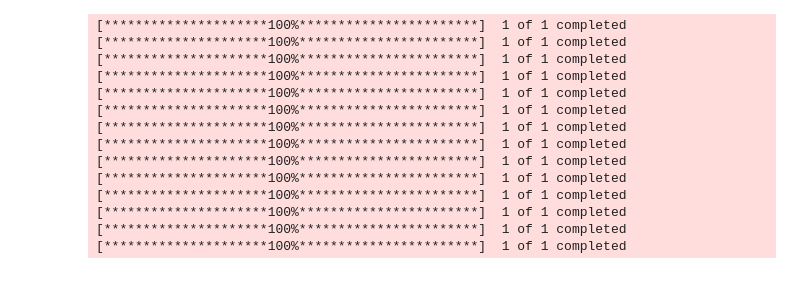
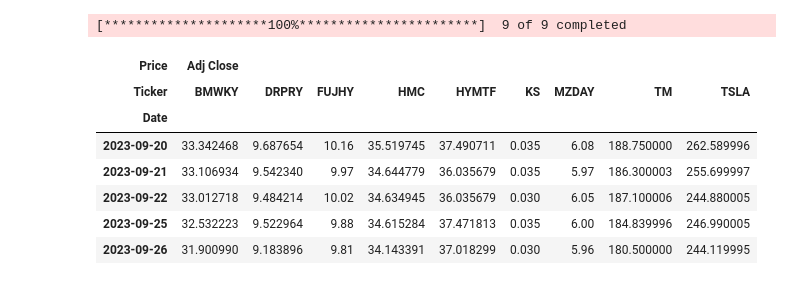
Before and after one commit to victoria-uriostegui/Pairs-Trading-Repo-ED-VU-Fall-24-, a Jupyter notebook: pairs_trading.ipynb, the cells around one changed output. Saved outputs shown, nothing was run; the diff lists cells and outputs as text; code cells hidden in the pictures.

```diff
--- a/pairs_trading.ipynb
+++ b/pairs_trading.ipynb
@@ -13,30 +22,21 @@ start_date = dt.datetime(2023, 9, 20)
 end_date = dt.datetime(2024, 9, 19)
 # %%
 #List of tickers for stocks to be compared (Auto Makers):
-symbols = ['TSLA', 'BMWKY', 'FUJHY', 'DRPRY', 'HMC', 'KS', 'MZDAY', 'TM', 'HYMTF']
+#stocks_df = yf.download('TSLA', 'BMWKY', 'FUJHY', 'DRPRY', 'HMC', 'KS', 'MZDAY', 'TM', 'HYMTF')
+#symbols = ['TSLA', 'BMWKY', 'FUJHY', 'DRPRY', 'HMC', 'KS', 'MZDAY', 'TM', 'HYMTF', 'CHPT', 'EVGO', 'BLNK', 'WBX', 'SPWRQ']
+stocks = ['TSLA', 'BMWKY', 'FUJHY', 'DRPRY', 'HMC', 'KS', 'MZDAY', 'TM', 'HYMTF']
 
-#List of tickers for stocks to be compared (EV Charging Companies):
-symbols.extend(['CHPT', 'EVGO', 'BLNK', 'WBX', 'SPWRQ'])
+# Download stock data
+stocks_df = yf.download(stocks, start=start_date, end=end_date, auto_adjust=False)
+stocks_df.drop(columns = ['Open', 'High', 'Low','Close', 'Volume'], axis = 1, inplace = True)
+stocks_df.head(5)
+# %% [output]
+[*********************100%***********************]  9 of 9 completed
+| Price | Adj Close |  |  |  |  |  |  |  |  |
+| Ticker | BMWKY | DRPRY | FUJHY | HMC | HYMTF | KS | MZDAY | TM | TSLA |
+| Date |  |  |  |  |  |  |  |  |  |
+| 2023-09-20 | 33.342468 | 9.687654 | 10.16 | 35.519745 | 37.490711 | 0.035 | 6.08 | 188.750000 | 262.589996 |
+| 2023-09-21 | 33.106934 | 9.542340 | 9.97 | 34.644779 | 36.035679 | 0.035 | 5.97 | 186.300003 | 255.699997 |
+| 2023-09-22 | 33.012718 | 9.484214 | 10.02 | 34.634945 | 36.035679 | 0.030 | 6.05 | 187.100006 | 244.880005 |
+| 2023-09-25 | 32.532223 | 9.522964 | 9.88 | 34.615284 | 37.471813 | 0.035 | 6.00 | 184.839996 | 246.990005 |
+| 2023-09-26 | 31.900990 | 9.183896 | 9.81 | 34.143391 | 37.018299 | 0.030 | 5.96 | 180.500000 | 244.119995 |
-# %%
-#Download data from Yahoo Finance using Yahoo Finance API, storing them in frames for better categorization
-#Data preprocessing for all stock dataframes to make it easier to view/utilize for correlation calculations
-frames = []
-for stock in symbols:
-    stock_curr = yf.download(tickers=stock, start=start_date, end=end_date)
-    stock_curr.drop(columns = ['Open', 'High', 'Low', 'Close', 'Volume'], axis = 1, inplace = True)
-    frames.append(stock_curr)
-# %% [output]
-[*********************100%***********************]  1 of 1 completed
-[*********************100%***********************]  1 of 1 completed
-[*********************100%***********************]  1 of 1 completed
-[*********************100%***********************]  1 of 1 completed
-[*********************100%***********************]  1 of 1 completed
-[*********************100%***********************]  1 of 1 completed
-[*********************100%***********************]  1 of 1 completed
-[*********************100%***********************]  1 of 1 completed
-[*********************100%***********************]  1 of 1 completed
-[*********************100%***********************]  1 of 1 completed
-[*********************100%***********************]  1 of 1 completed
-[*********************100%***********************]  1 of 1 completed
-[*********************100%***********************]  1 of 1 completed
-[*********************100%***********************]  1 of 1 completed
```
Also changed, not shown: parts of 11 cells of this notebook, 5 other files.
